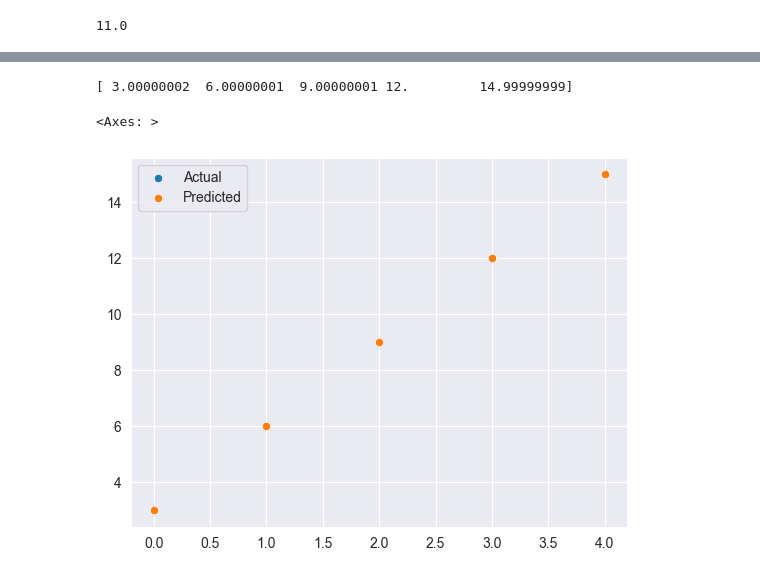
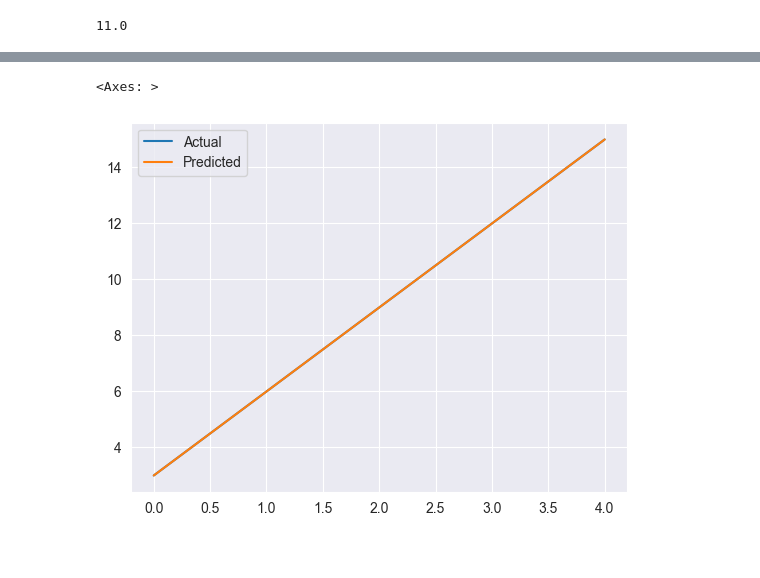
Before and after one commit to MLN142/Regression-Model, a Jupyter notebook: model.ipynb, the cells around one changed output, grey strips where cells are left out. Saved outputs shown, nothing was run; the diff lists cells and outputs as text; code cells hidden in the pictures.

```diff
--- a/model.ipynb
+++ b/model.ipynb
@@ -108,10 +88,0 @@ print(error)
-# %%
-# d_w=[]
-# for i in range(len(w)):
-#   w_d=error*X[i]
-#   d_w.append(np.mean(w_d))
-# print(d_w)
-print(X)
-print(error)
-d_w=np.dot(X,error)/X.shape[1]
-d_w
@@ -156,10 +105,6 @@ def learn(X,y,w,b,alpha,epochs):
     d_b=np.mean(error)
     w=w-alpha*d_w
     b=b-alpha*d_b
-  if i==9999:
-    print(prediction)
-    print(d_w,d_b)
-    print("\n\n\n\n")
   return w,b
 # %%
 w,b=learn(X,y,w,b,0.01,10000)
@@ -181,11 +111,8 @@ print(X)
 # %%
 ans=np.dot(w,X)+b
-print(ans)
-# %% [output]
-[ 3.00000002  6.00000001  9.00000001 12.         14.99999999]
 # %%
-sns.scatterplot(data=y,label="Actual")
-sns.scatterplot(data=ans,label="Predicted")
+sns.lineplot(data=y,label="Actual")
+sns.lineplot(data=ans,label="Predicted")
 # %% [output]
 <Axes: >
-[figure, old version]
+[figure, new version]
```
Also changed, not shown: parts of 7 cells of this notebook.
